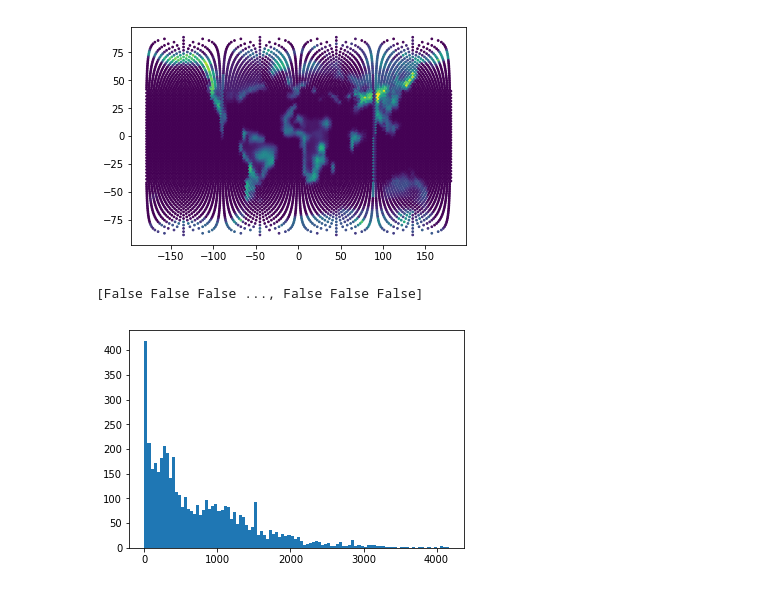
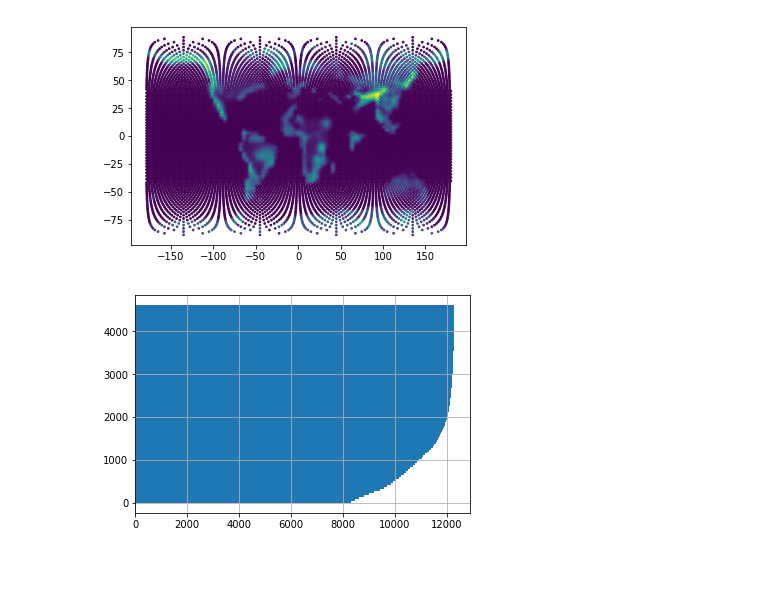
Before and after one commit to siwill22/paleotopography, a Jupyter notebook: dev/PTMIP.ipynb, the cells around one changed output. Cells and saved outputs as stored; diff of their text form; code cells hidden in the pictures.

```diff
--- a/dev/PTMIP.ipynb
+++ b/dev/PTMIP.ipynb
@@ -16,26 +19,26 @@ from raster_reconstruction_classes import *
 # %%
 # Ypresian paleotopography from Lunt++ (2016)
 
 # generate a raster class from the netcdf file
-ptopo = GplatesRaster('../published/orog_ypr.nc', z_field_name='oroguk')
+ptopo = GplatesRaster('../published/Lunt/orog_ypr.nc', z_field_name='oroguk')
 
 equal_area_points = PointDistributionOnSphere(distribution_type='healpix',N=32)
 
-ptopo_ea = ptopo.sample(equal_area_points.longitude,equal_area_points.latitude)
+ptopo_ea = ptopo.sample_using_gmt(equal_area_points.longitude,equal_area_points.latitude)
 
 plt.scatter(equal_area_points.longitude,equal_area_points.latitude,
             c=ptopo_ea,s=3)
 plt.show()
 
 # for hypsometric curve, only consider values above sea level
 ind = np.bitwise_or(np.isnan(ptopo_ea),np.less_equal(ptopo_ea,0))
 
-plt.hist(ptopo_ea[~ind],bins=100)
+plt.hist(ptopo_ea,bins=100,cumulative=True,orientation='horizontal')
+plt.grid()
 plt.show()
 # %% [output]
-[figure, old version]
+[figure, new version]
-[False False False ..., False False False]
-[figure, old version]
+[figure, new version]
 # %%
 # Eocene(?) paleotopography from Herold++
 
```
Also changed, not shown: parts of 8 cells of this notebook, 4 other files.
